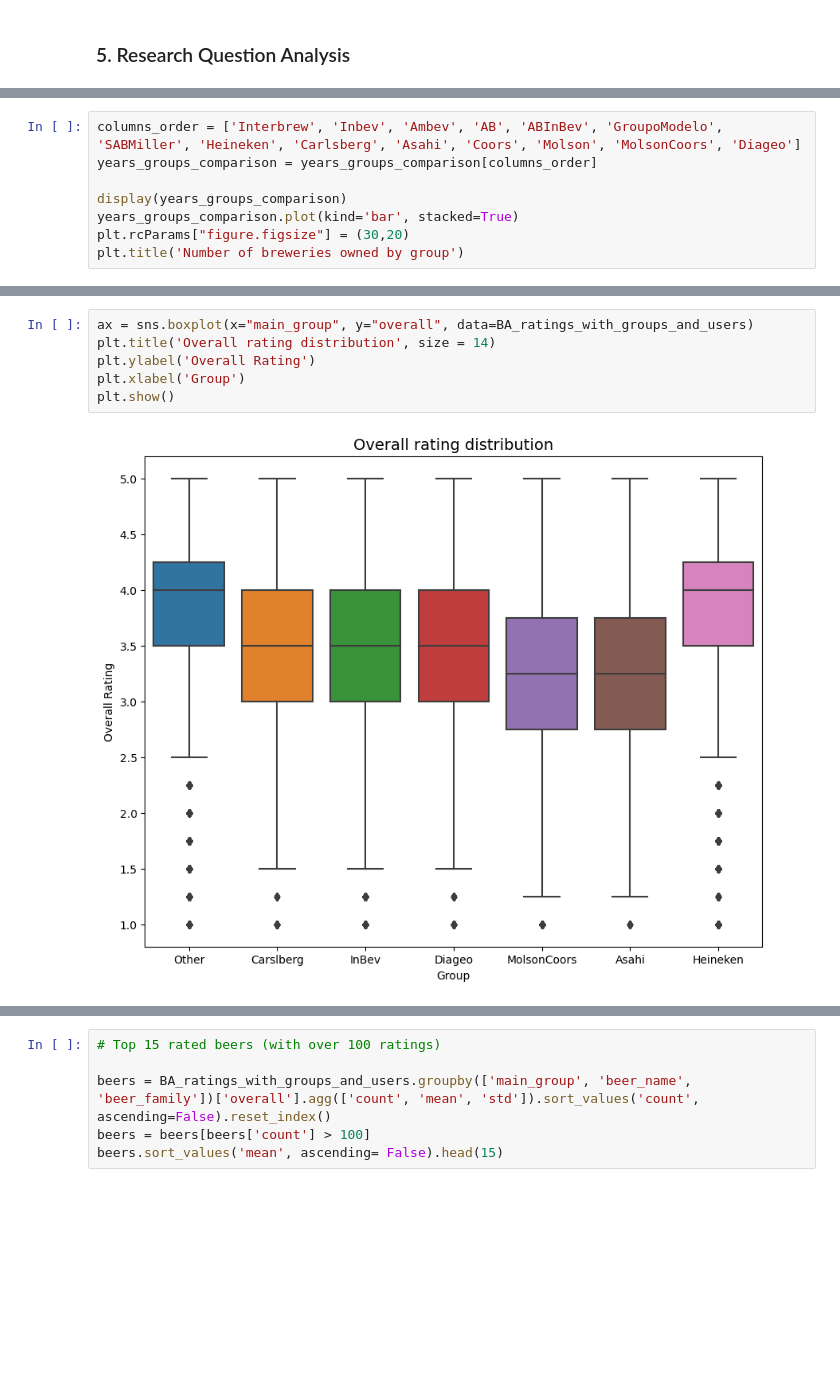
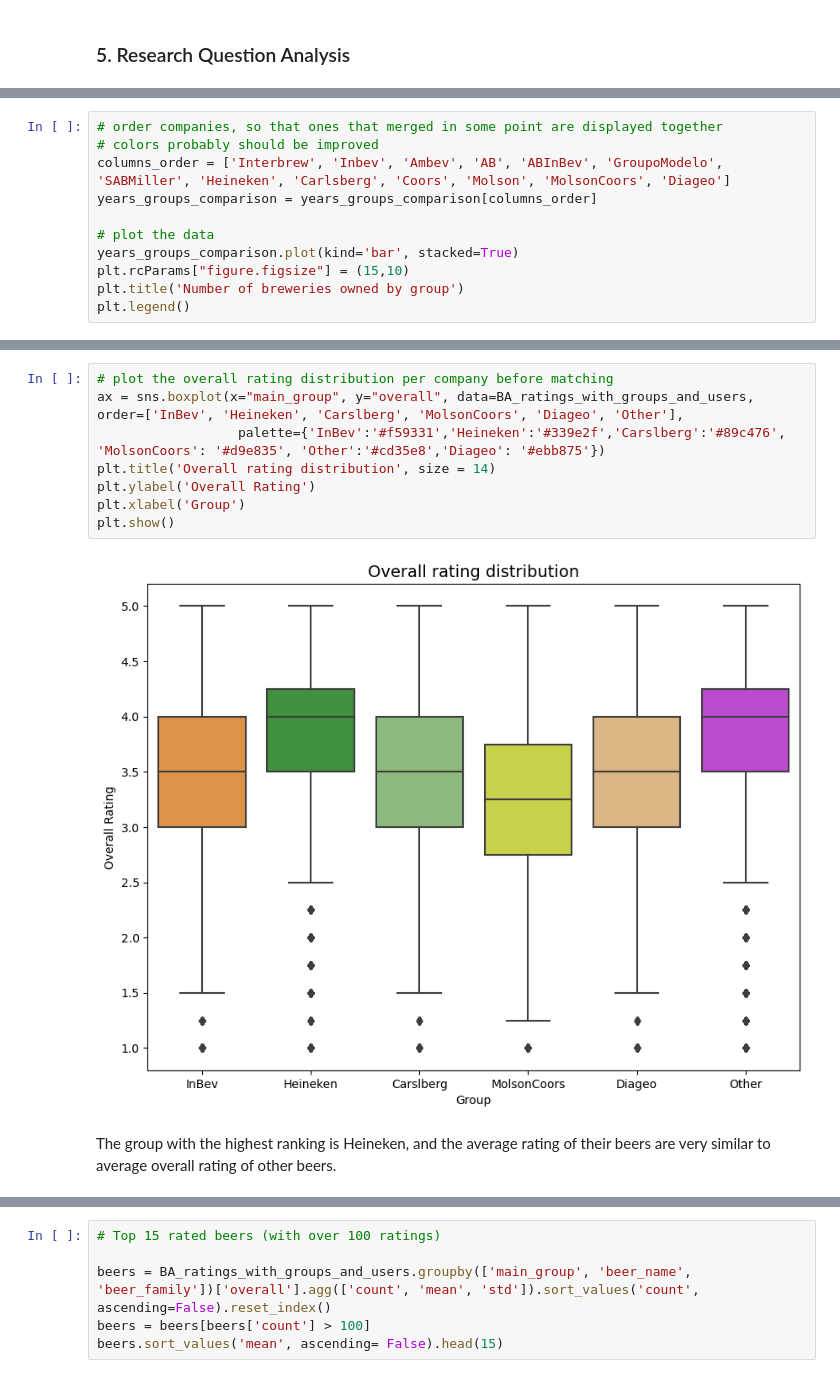
Before and after one commit to epfl-ada/ada-2023-project-tornada, a Jupyter notebook: P3.ipynb, the cells around one changed output, grey strips where cells are left out. Saved outputs shown, nothing was run; the diff lists cells and outputs as text; blank space fills up the shorter version.

```diff
--- a/P3.ipynb
+++ b/P3.ipynb
@@ -533,9 +552,12 @@ years_groups_comparison.to_csv('group_breweries_across_years.csv')
 # %%
-columns_order = ['Interbrew', 'Inbev', 'Ambev', 'AB', 'ABInBev', 'GroupoModelo', 'SABMiller', 'Heineken', 'Carlsberg', 'Asahi', 'Coors', 'Molson', 'MolsonCoors', 'Diageo']
+# order companies, so that ones that merged in some point are displayed together
+# colors probably should be improved
+columns_order = ['Interbrew', 'Inbev', 'Ambev', 'AB', 'ABInBev', 'GroupoModelo', 'SABMiller', 'Heineken', 'Carlsberg', 'Coors', 'Molson', 'MolsonCoors', 'Diageo']
 years_groups_comparison = years_groups_comparison[columns_order]
 
-display(years_groups_comparison)
+# plot the data
 years_groups_comparison.plot(kind='bar', stacked=True)
-plt.rcParams["figure.figsize"] = (30,20)
+plt.rcParams["figure.figsize"] = (15,10)
 plt.title('Number of breweries owned by group')
+plt.legend()
 # %% [output]
@@ -596,13 +612,17 @@ plt.show()
 | Diageo | NaN | NaN | NaN | NaN | NaN | NaN | NaN | NaN | 2480394000 | 3318440400 | 3313464000 | ... |
 [figure]
 # %%
-ax = sns.boxplot(x="main_group", y="overall", data=BA_ratings_with_groups_and_users)
+# plot the overall rating distribution per company before matching
+ax = sns.boxplot(x="main_group", y="overall", data=BA_ratings_with_groups_and_users, order=['InBev', 'Heineken', 'Carslberg', 'MolsonCoors', 'Diageo', 'Other'],
+                  palette={'InBev':'#f59331','Heineken':'#339e2f','Carslberg':'#89c476', 'MolsonCoors': '#d9e835', 'Other':'#cd35e8','Diageo': '#ebb875'})
 plt.title('Overall rating distribution', size = 14)
 plt.ylabel('Overall Rating')
 plt.xlabel('Group')
 plt.show()
 # %% [output]
-[figure, old version]
+[figure, new version]
+# %% [markdown]
+The group with the highest ranking is Heineken, and the average rating of their beers are very similar to average overall rating of other beers.
 # %%
 # Plot per group distribution of ratings parameters (Unmatched Data)
 plt.rcParams["figure.figsize"] = (10,7.5)
```
Also changed, not shown: parts of 38 cells of this notebook, 1 other file.
